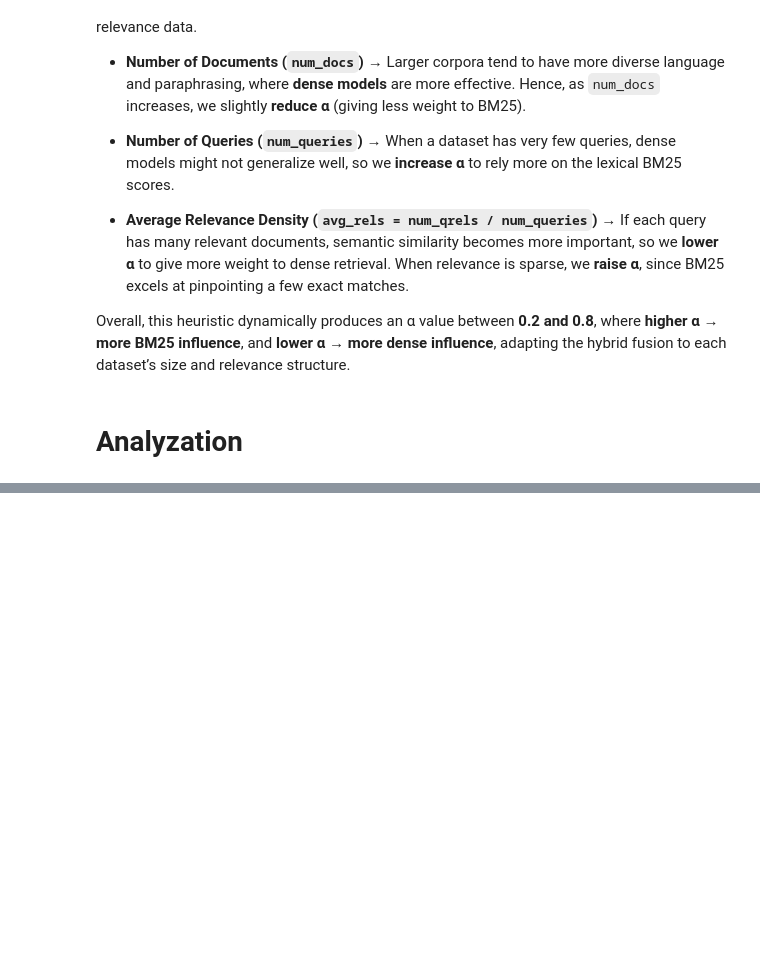
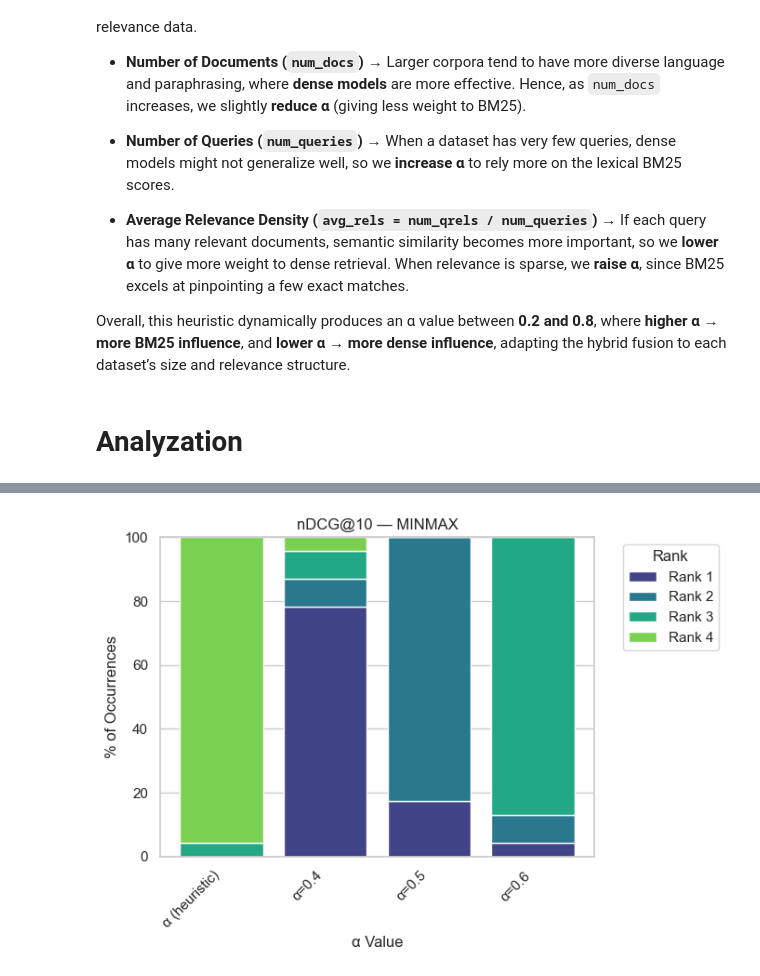
Before and after one commit to varshini0950/information_retrieval, a Jupyter notebook: Heuristic_Alpha_Evaluation.ipynb, the cells around one changed output, grey strips where cells are left out. Cells and saved outputs as stored; diff of their text form; code cells hidden in the pictures; blank space fills up the shorter version.

```diff
--- a/Heuristic_Alpha_Evaluation.ipynb
+++ b/Heuristic_Alpha_Evaluation.ipynb
@@ -240,0 +309,86 @@ rank     | α=0.5: 0.3106 | α=0.80: 0.2871
+# %%
+# ======================================================
+# 📊 Hybrid α Ranking Statistics + Visualization (Final)
+# ======================================================
+import matplotlib.pyplot as plt
+import seaborn as sns
+
+metrics_to_plot = ["nDCG@10","MRR@10","Precision@10","Recall@100","MAP@1000"]
+norms = ["minmax","zscore","rank"]
+fixed_alphas = [0.4, 0.5, 0.6]
+
+# Identify heuristic αs (dataset-dependent)
+df["is_heuristic"] = ~df["alpha"].isin(fixed_alphas)
+df["alpha_label"] = df.apply(lambda x: "α (heuristic)" if x["is_heuristic"] else f"α={x['alpha']:.1f}", axis=1)
+
+summary_rows = []
+
+# -------------------------------
+# Rank α performance per dataset
+# -------------------------------
+for norm in norms:
+    for metric in metrics_to_plot:
+        subset = df[df["norm"] == norm]
+        for dataset, group in subset.groupby("dataset"):
+            group = group.copy()
+            group["rank"] = group[metric].rank(ascending=False, method="min")
+            for _, row in group.iterrows():
+                summary_rows.append({
+                    "norm": norm,
+                    "metric": metric,
+                    "dataset": dataset,
+                    "alpha_label": row["alpha_label"],
+                    "rank": int(row["rank"])
+                })
+
+rank_df = pd.DataFrame(summary_rows)
+
+# -------------------------------
+# Aggregate rank percentages
+# -------------------------------
+rank_summary = (
+    rank_df.groupby(["norm", "metric", "alpha_label", "rank"], as_index=False)
+    .size()
+    .rename(columns={"size": "count"})
+)
+
+rank_summary["percentage"] = (
+    rank_summary.groupby(["norm", "metric", "alpha_label"])["count"]
+    .transform(lambda x: 100 * x / x.sum())
+)
+
+# -------------------------------
+# 📊 Print + Plot
+# -------------------------------
+sns.set(style="whitegrid", font_scale=1.0)
+cmap = sns.color_palette("viridis", 4)  # nice consistent color palette
+
+for norm in norms:
+    print(f"\n==============================")
+    print(f"🔹 Normalization: {norm.upper()}")
+    print(f"==============================")
+    for metric in metrics_to_plot:
+        print(f"\n📊 Metric: {metric}")
+        sub = rank_summary[(rank_summary["norm"] == norm) & (rank_summary["metric"] == metric)]
+        pivot = sub.pivot(index="alpha_label", columns="rank", values="percentage").fillna(0)
+        pivot = pivot.reindex(columns=sorted(pivot.columns))
+
+        # ---- Print Table ----
+        print(pivot.round(1).to_string())
+
+        # ---- Plot Stacked Bar ----
+        fig, ax = plt.subplots(figsize=(7,5))
+        bottom = np.zeros(len(pivot))
+        for rank in sorted(pivot.columns):
+            ax.bar(pivot.index, pivot[rank], bottom=bottom,
+                   label=f"Rank {rank}", color=cmap[rank-1])
+            bottom += pivot[rank].values
+
+        ax.set_title(f"{metric} — {norm.upper()}")
+        ax.set_ylabel("% of Occurrences")
+        ax.set_xlabel("α Value")
+        ax.legend(title="Rank", bbox_to_anchor=(1.05, 1), loc="upper left")
+        plt.xticks(rotation=45, ha="right")
+        plt.tight_layout()
+        plt.show()
+# %% [output]
@@ -240,0 +406 @@ rank     | α=0.5: 0.3106 | α=0.80: 0.2871
+[figure, added]
```
Also changed, not shown: parts of 3 cells of this notebook.
